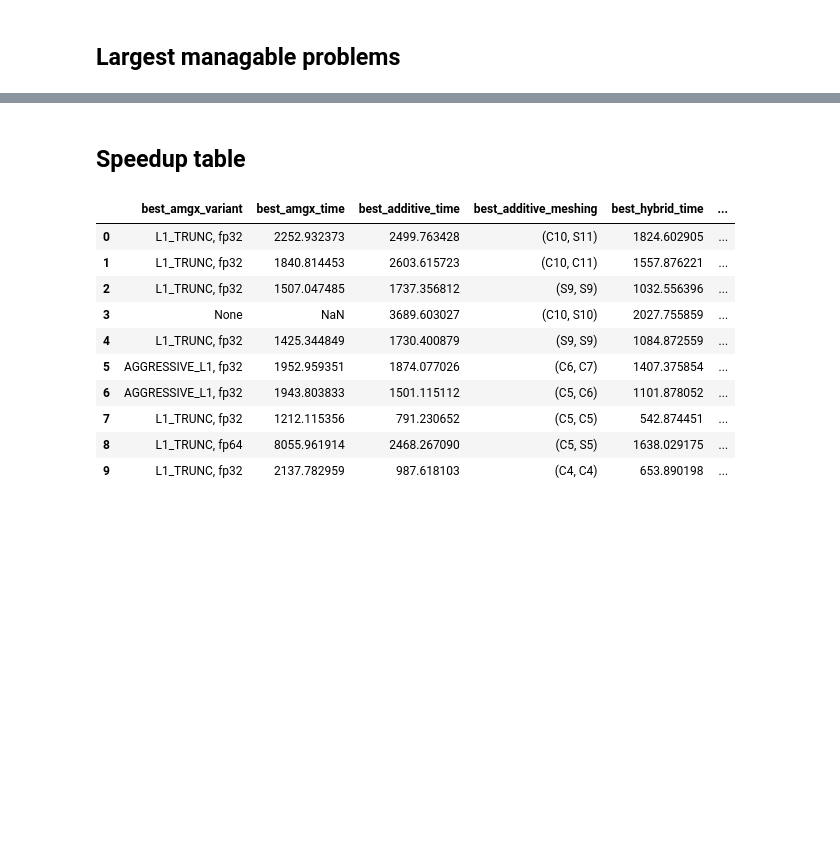
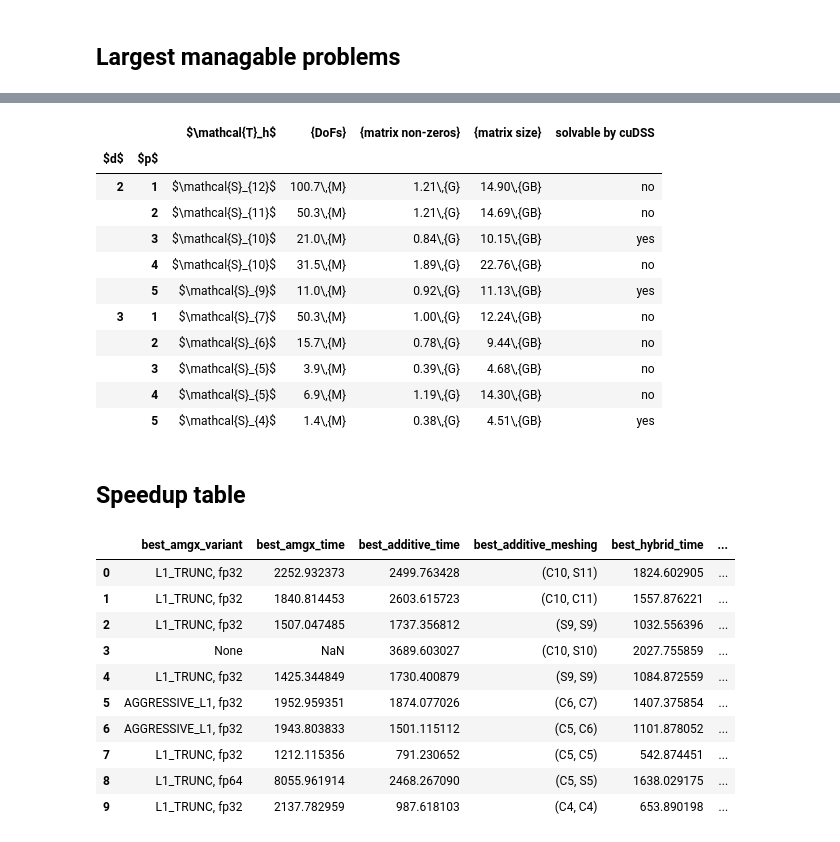
Before and after one commit to mgr0dzicki/dd-solvers, a Jupyter notebook: notebooks/best_comparison.ipynb, the cells around one changed output, grey strips where cells are left out. Drawn from its saved outputs; the diff is of its cells as text; code cells hidden in the pictures; blank space fills up the shorter version.

```diff
--- a/notebooks/best_comparison.ipynb
+++ b/notebooks/best_comparison.ipynb
@@ -272,0 +251,50 @@ largest_problems
+# %%
+def problem_spec(problem):
+    problem_experiments = df[
+        (df["test case"] == problem["test case"])
+        & (df["p"] == problem["p"])
+        & (df["mesh family"] == problem["mesh family"])
+        & (df["fine m"] == problem["fine m"])
+    ]
+
+    some_experiment = problem_experiments.iloc[0]
+    matrix_size = (
+        some_experiment["matrix nnz"] * (8 + 4) + (some_experiment["DoFs"] + 1) * 4
+    )
+
+    solvable_by_cudss = (
+        problem_experiments[problem_experiments["solver"] == "CUDSS"]["exception"]
+        .isna()
+        .any()
+    )
+
+    return pd.Series(
+        {
+            "$d$": int(problem["test case"].split()[-1][0]),
+            "$p$": problem["p"],
+            "$\\mathcal{T}_h$": f"${format_mesh(problem['fine m'])}$",
+            "{DoFs}": f"{some_experiment['DoFs'] / 1_000_000:.1f}\\,{{M}}",
+            "{matrix non-zeros}": f"{some_experiment['matrix nnz'] / 1_000_000_000:.2f}\\,{{G}}",
+            "{matrix size}": f"{matrix_size / 1_000_000_000:.2f}\\,{{GB}}",
+            "solvable by cuDSS": "yes" if solvable_by_cudss else "no",
+        }
+    )
+
+
+largest_problems_table = largest_problems.apply(problem_spec, axis=1).set_index(
+    ["$d$", "$p$"]
+)
+largest_problems_table
+# %% [output]
+|  |  | $\mathcal{T}_h$ | {DoFs} | {matrix non-zeros} | {matrix size} | solvable by cuDSS |
+| $d$ | $p$ |  |  |  |  |  |
+| 2 | 1 | $\mathcal{S}_{12}$ | 100.7\,{M} | 1.21\,{G} | 14.90\,{GB} | no |
+|  | 2 | $\mathcal{S}_{11}$ | 50.3\,{M} | 1.21\,{G} | 14.69\,{GB} | no |
+|  | 3 | $\mathcal{S}_{10}$ | 21.0\,{M} | 0.84\,{G} | 10.15\,{GB} | yes |
+|  | 4 | $\mathcal{S}_{10}$ | 31.5\,{M} | 1.89\,{G} | 22.76\,{GB} | no |
+|  | 5 | $\mathcal{S}_{9}$ | 11.0\,{M} | 0.92\,{G} | 11.13\,{GB} | yes |
+| 3 | 1 | $\mathcal{S}_{7}$ | 50.3\,{M} | 1.00\,{G} | 12.24\,{GB} | no |
+|  | 2 | $\mathcal{S}_{6}$ | 15.7\,{M} | 0.78\,{G} | 9.44\,{GB} | no |
+|  | 3 | $\mathcal{S}_{5}$ | 3.9\,{M} | 0.39\,{G} | 4.68\,{GB} | no |
+|  | 4 | $\mathcal{S}_{5}$ | 6.9\,{M} | 1.19\,{G} | 14.30\,{GB} | no |
+|  | 5 | $\mathcal{S}_{4}$ | 1.4\,{M} | 0.38\,{G} | 4.51\,{GB} | yes |
```
Also changed, not shown: parts of 9 cells of this notebook, 4 other files.
